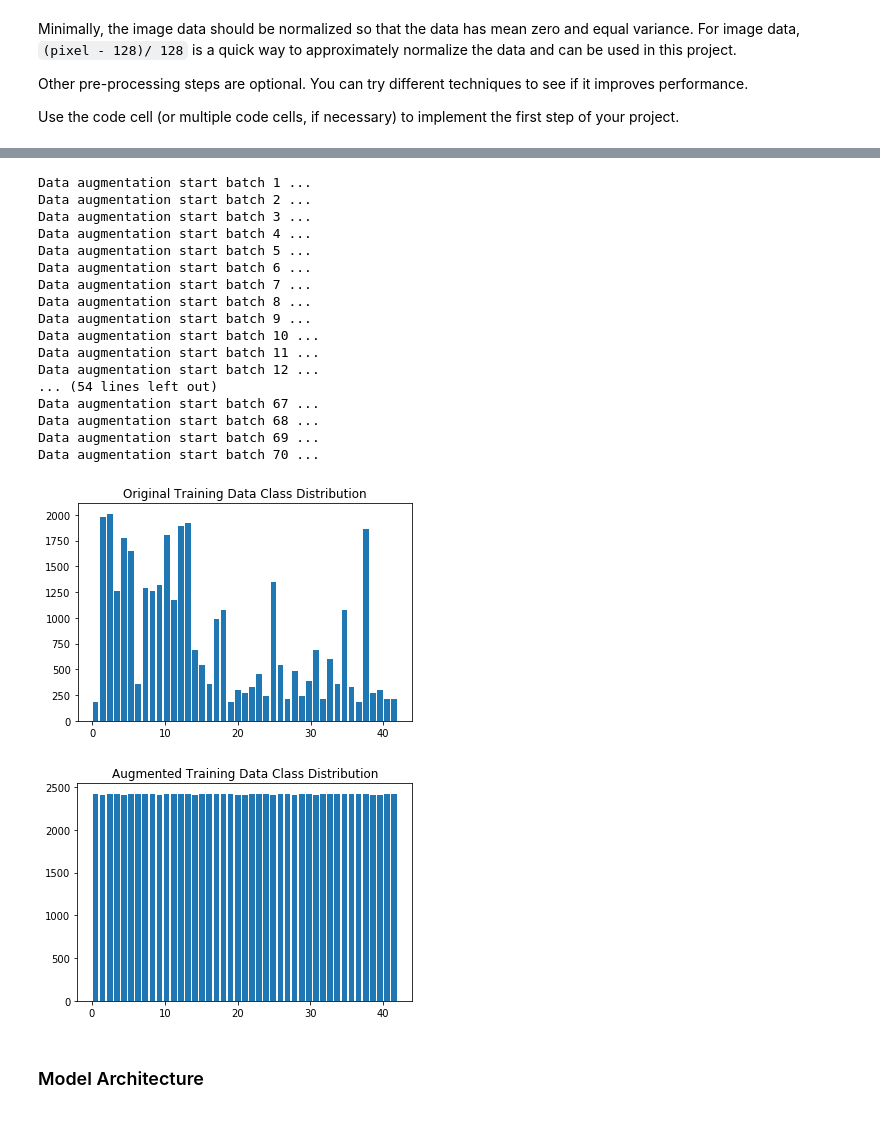
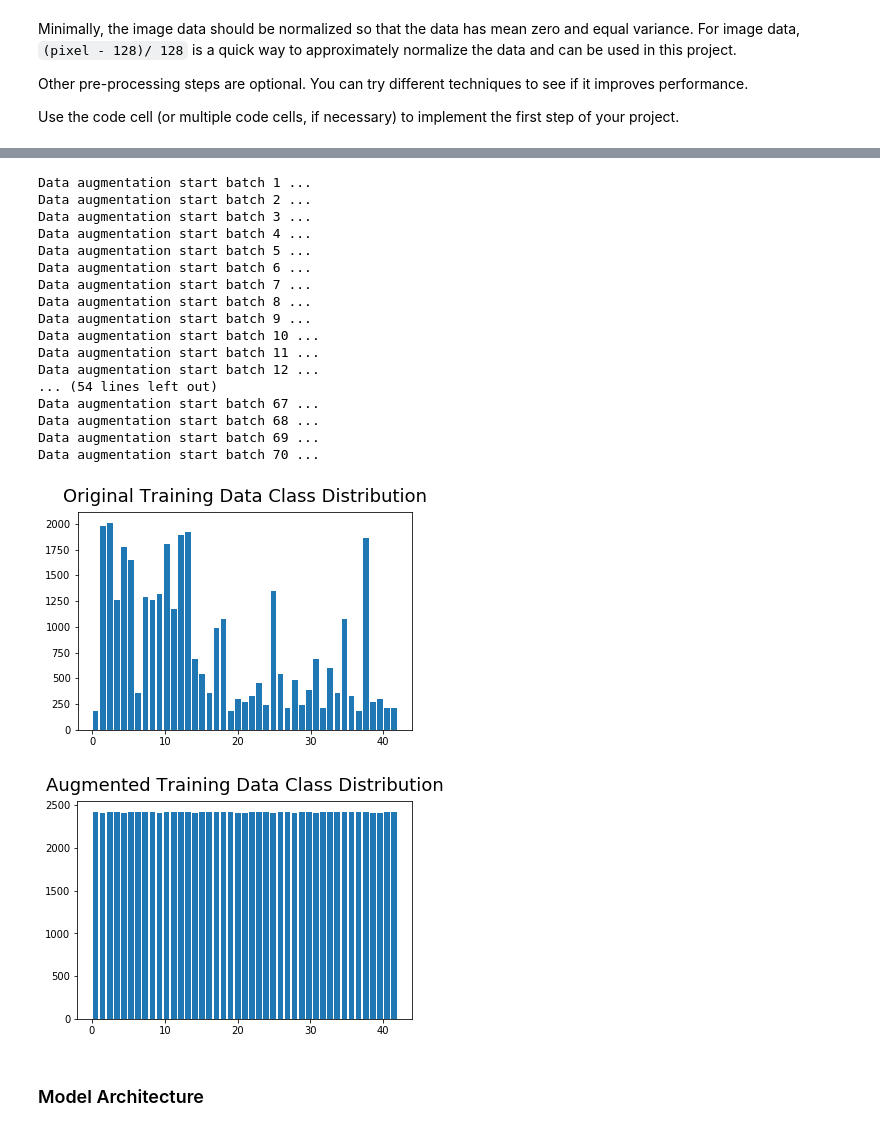
Before and after one commit to mgautho/CarND-Traffic-Sign-Classifier-Project, a Jupyter notebook: Traffic_Sign_Classifier.ipynb, the cells around one changed output, grey strips where cells are left out. Saved outputs shown, nothing was run; the diff lists cells and outputs as text; code cells hidden in the pictures.

```diff
--- a/Traffic_Sign_Classifier.ipynb
+++ b/Traffic_Sign_Classifier.ipynb
@@ -207,27 +248,7 @@ Use the code cell (or multiple code cells, if necessary) to implement the first
 # %%
-def rotate_image(image,angle):
-    #rotation          = np.random.uniform(angle)-angle/2
-    if (angle == 0):
-        return image
-    else:
-        rotation          = angle
-        rows,cols,channel = image.shape
-        RotationMatrix    = cv2.getRotationMatrix2D((cols/2,rows/2),rotation,1)
-        return cv2.warpAffine(image,RotationMatrix,(cols,rows))
-
-def blur_correction(image):
-    size              = (2 * np.random.randint(0, 3)) + 1
-    return cv2.GaussianBlur(image, (size, size), 0)
-
-def gamma_correction(image):
-    gamma             = np.random.uniform(0.2, 1.5)
-    invGamma          = 1.0 / gamma
-    table             = np.array([((i / 255.0) ** invGamma) * 255 for i in np.arange(0, 256)]).astype("uint8")
-    return cv2.LUT(image.astype("uint8"), table)
-
 def extend_data (X,y,maxBin):
     global classes_counts
-    angles = np.array([-10,-5,0,5,10])
+    angles = np.array([-15,-5,0,5,15])
     X_ext  = np.empty([0, X.shape[1], X.shape[2], X.shape[3]], dtype = X.dtype)
     y_ext  = np.empty([0],                                     dtype = y.dtype)
     for i in range(len(X)):
@@ -263,37 +284,37 @@ for offset in range(0, len(X_train), batch):
     X_extended               = np.append(X_extended, X_ext, axis  = 0)
     y_extended               = np.append(y_extended, y_ext, axis  = 0)
     #print("Data augmentation end   batch {} ...".format(int(offset/batch)+1))
 
 plt.hist(y_train, bins=n_classes,histtype='bar',rwidth=0.8)
-plt.title("Original Training Data Class Distribution")
+plt.title("Original Training Data Class Distribution", fontsize=18,y=1.02)
 plt.show()
 
 X_train   = np.append  (X_train, X_extended, axis = 0)
 y_train   = np.append  (y_train, y_extended, axis = 0)
 
 plt.hist(y_train, bins=n_classes,histtype='bar',rwidth=0.8)
-plt.title("Augmented Training Data Class Distribution")
+plt.title("Augmented Training Data Class Distribution", fontsize=18,y=1.02)
 plt.show()
 # %% [output]
 Data augmentation start batch 1 ...
 Data augmentation start batch 2 ...
 Data augmentation start batch 3 ...
 Data augmentation start batch 4 ...
 Data augmentation start batch 5 ...
 Data augmentation start batch 6 ...
 Data augmentation start batch 7 ...
 Data augmentation start batch 8 ...
 Data augmentation start batch 9 ...
 Data augmentation start batch 10 ...
 Data augmentation start batch 11 ...
 Data augmentation start batch 12 ...
 ... (54 lines left out)
 Data augmentation start batch 67 ...
 Data augmentation start batch 68 ...
 Data augmentation start batch 69 ...
 Data augmentation start batch 70 ...
-[figure, old version]
+[figure, new version]
-[figure, old version]
+[figure, new version]
 # %%
 ### Preprocess the data here. It is required to normalize the data. Other preprocessing steps could include
 ### converting to grayscale, etc.
```
Also changed, not shown: parts of 9 cells of this notebook, 1 other file.
